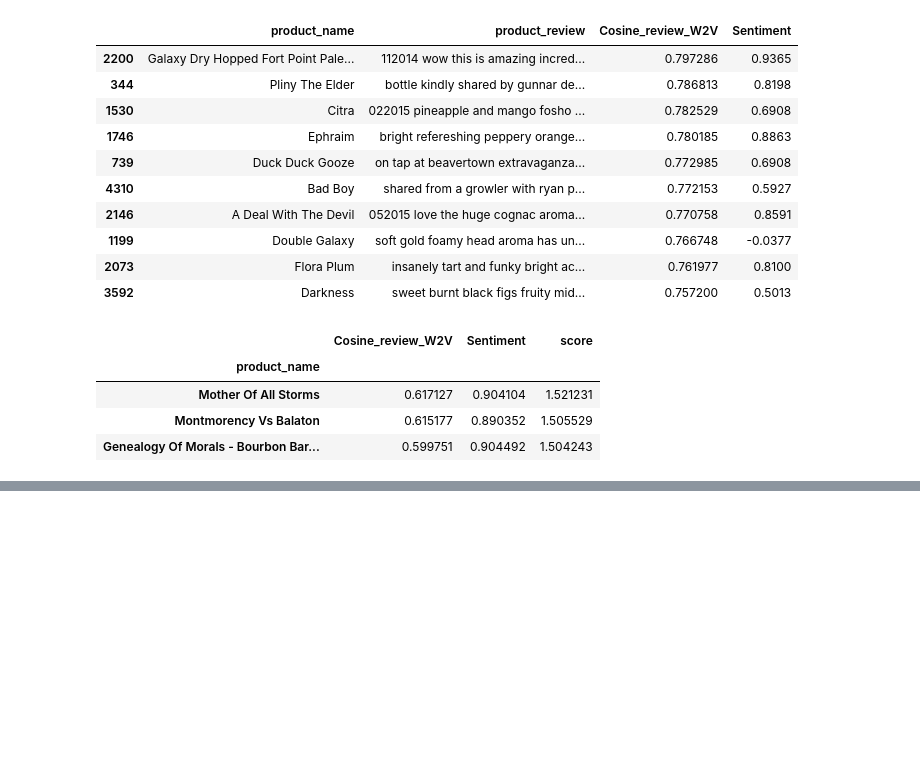
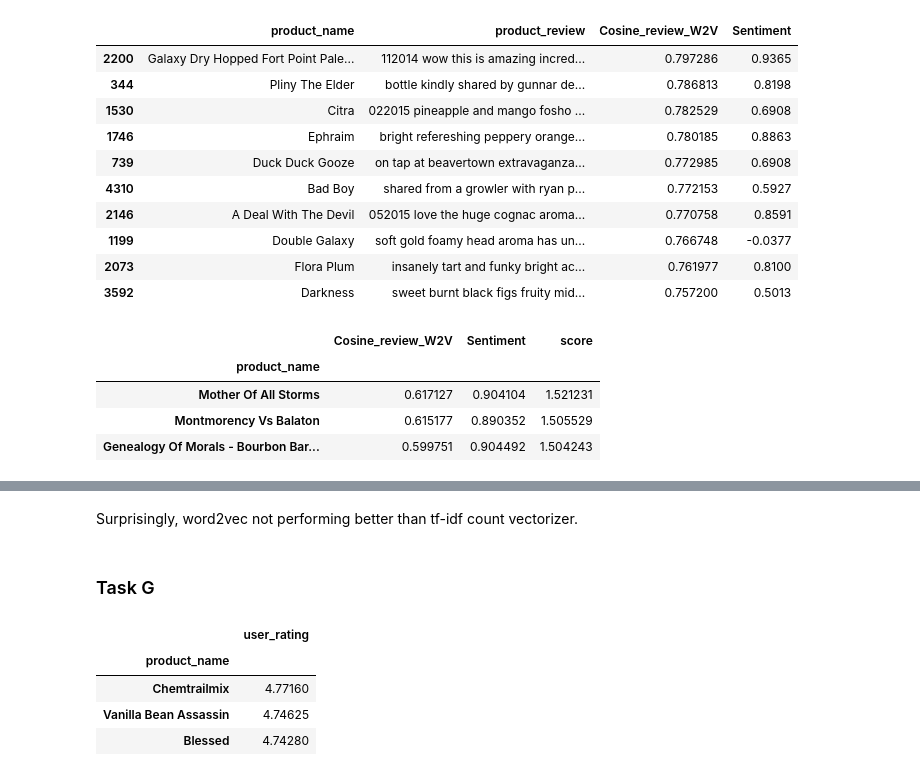
Before and after one commit to vicgpt/Unstructured-Data-Analytics, a Jupyter notebook: Assignment 2 - Beer review/Assignment 2 attempt abhi.ipynb, the cells around one changed output, grey strips where cells are left out. Cells and saved outputs as stored; diff of their text form; code cells hidden in the pictures; blank space fills up the shorter version.

```diff
--- a/Assignment 2 - Beer review/Assignment 2 attempt abhi.ipynb
+++ b/Assignment 2 - Beer review/Assignment 2 attempt abhi.ipynb
@@ -352,0 +430,14 @@ output_summ2.head(3)
+# %% [markdown]
+Surprisingly, word2vec not performing better than tf-idf count vectorizer.
+# %% [markdown]
+### Task G
+# %%
+#Simply user rating based
+toprated = data.groupby(['product_name'])[['user_rating']].mean().sort_values('user_rating',ascending=False).head(3)
+toprated
+# %% [output]
+|  | user_rating |
+| product_name |  |
+| Chemtrailmix | 4.77160 |
+| Vanilla Bean Assassin | 4.74625 |
+| Blessed | 4.74280 |
```
Also changed, not shown: parts of 11 cells of this notebook, 7 other files.
